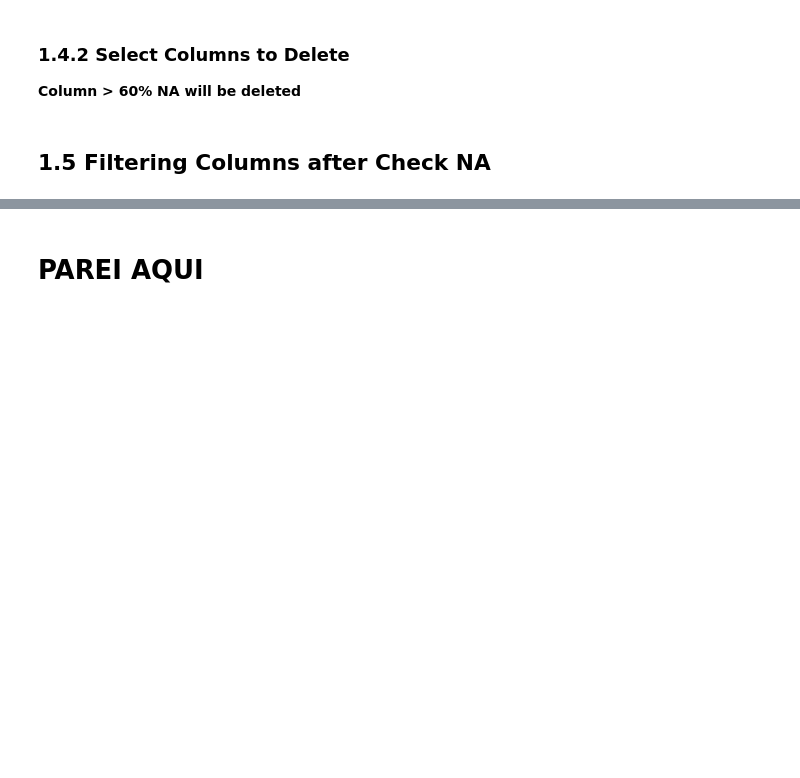
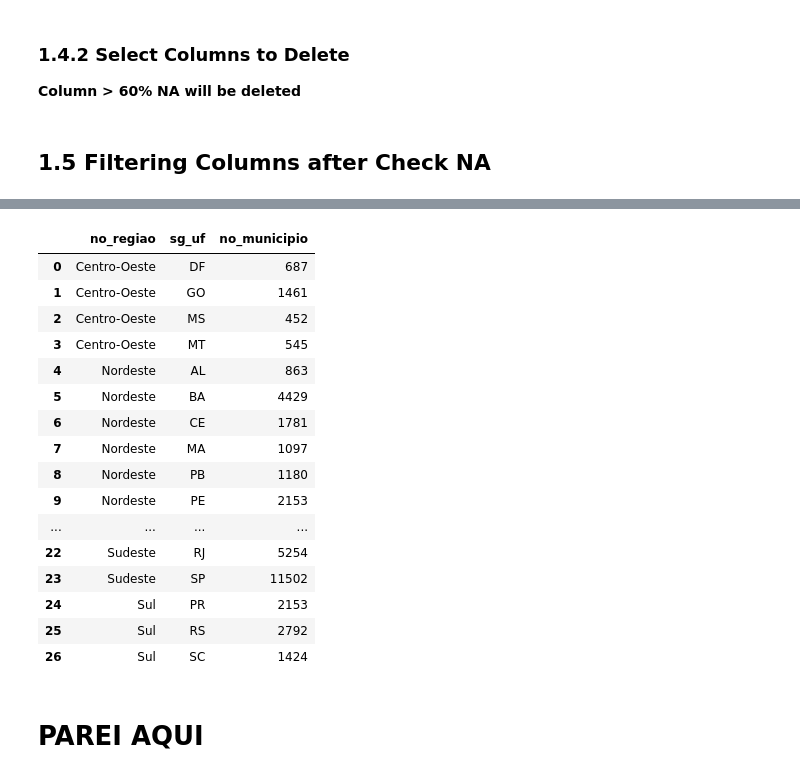
Before and after one commit to victor-vilela/censo_escolar_2022, a Jupyter notebook: notebooks/01-vvo-data-project.ipynb, the cells around one changed output, grey strips where cells are left out. Cells and saved outputs as stored; diff of their text form; code cells hidden in the pictures; blank space fills up the shorter version.

```diff
--- a/notebooks/01-vvo-data-project.ipynb
+++ b/notebooks/01-vvo-data-project.ipynb
@@ -205,3 +269,23 @@ df1 = df1.drop(cols_remove, axis=1)
+# %%
+df1[['no_regiao', 'sg_uf', 'no_municipio']].groupby(['no_regiao', 'sg_uf']).count().reset_index()
+# %% [output]
+|  | no_regiao | sg_uf | no_municipio |
+| 0 | Centro-Oeste | DF | 687 |
+| 1 | Centro-Oeste | GO | 1461 |
+| 2 | Centro-Oeste | MS | 452 |
+| 3 | Centro-Oeste | MT | 545 |
+| 4 | Nordeste | AL | 863 |
+| 5 | Nordeste | BA | 4429 |
+| 6 | Nordeste | CE | 1781 |
+| 7 | Nordeste | MA | 1097 |
+| 8 | Nordeste | PB | 1180 |
+| 9 | Nordeste | PE | 2153 |
+| ... | ... | ... | ... |
+| 22 | Sudeste | RJ | 5254 |
+| 23 | Sudeste | SP | 11502 |
+| 24 | Sul | PR | 2153 |
+| 25 | Sul | RS | 2792 |
+| 26 | Sul | SC | 1424 |
 # %% [markdown]
 # PAREI AQUI
 # %%
```
Also changed, not shown: parts of 11 cells of this notebook.
